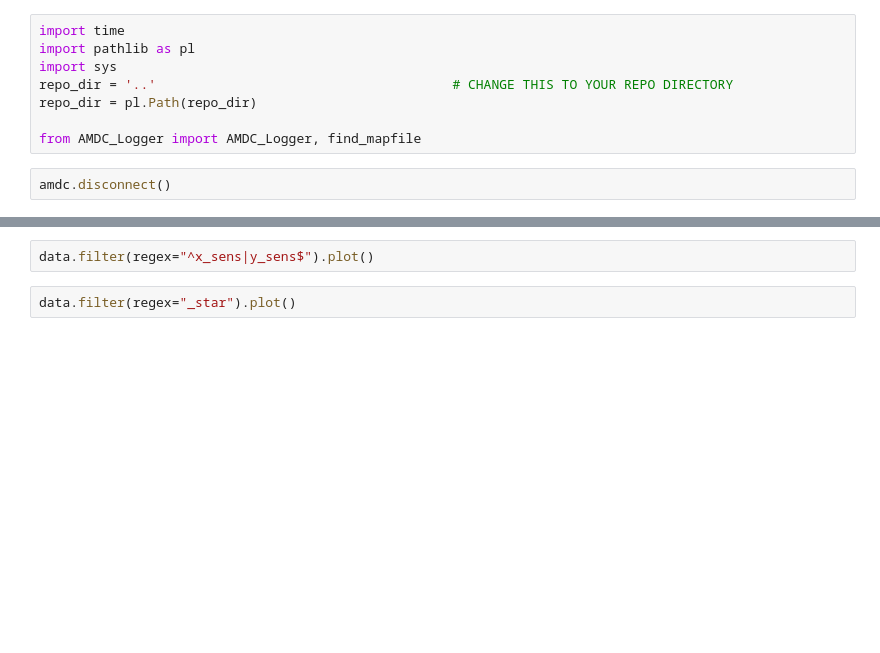
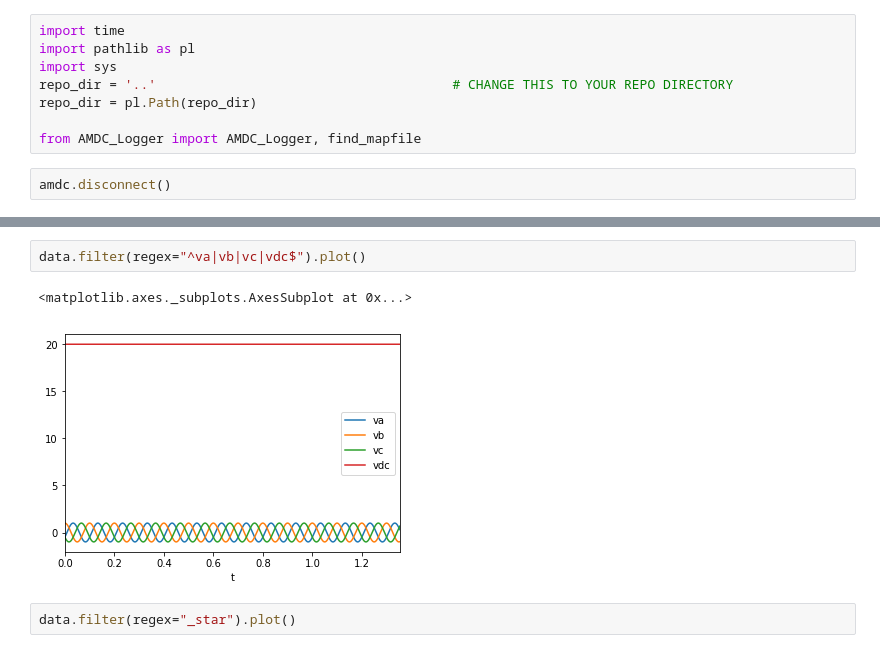
Before and after one commit to Zhouzhou377/Bearingless-Machine, a Jupyter notebook: My_C_Code/Scripts/Cabinet_test.ipynb, the cells around one changed output, grey strips where cells are left out. Drawn from its saved outputs; the diff is of its cells as text; blank space fills up the shorter version.

```diff
--- a/My_C_Code/Scripts/Cabinet_test.ipynb
+++ b/My_C_Code/Scripts/Cabinet_test.ipynb
@@ -87,5 +164,8 @@ data
 # %%
-data.filter(regex="^x_sens|y_sens$").plot()
+data.filter(regex="^va|vb|vc|vdc$").plot()
+# %% [output]
+<matplotlib.axes._subplots.AxesSubplot at 0x...>
+[figure, added]
 # %%
 data.filter(regex="_star").plot()
 # %%
```
Also changed, not shown: parts of 9 cells of this notebook, 3 other files.
